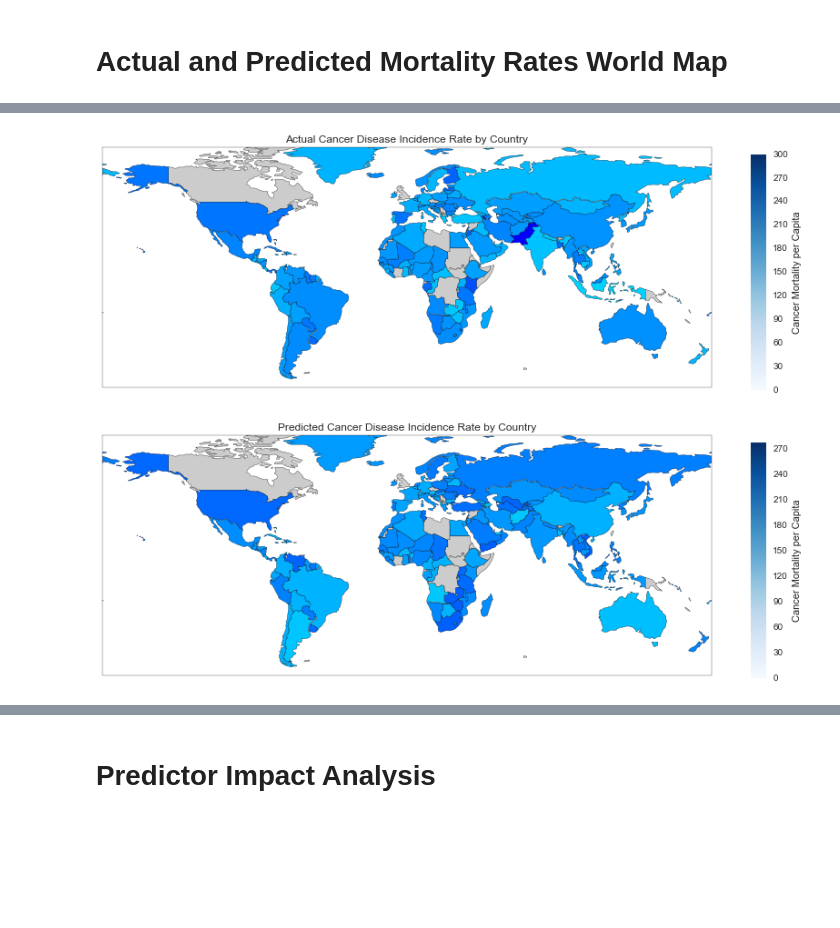
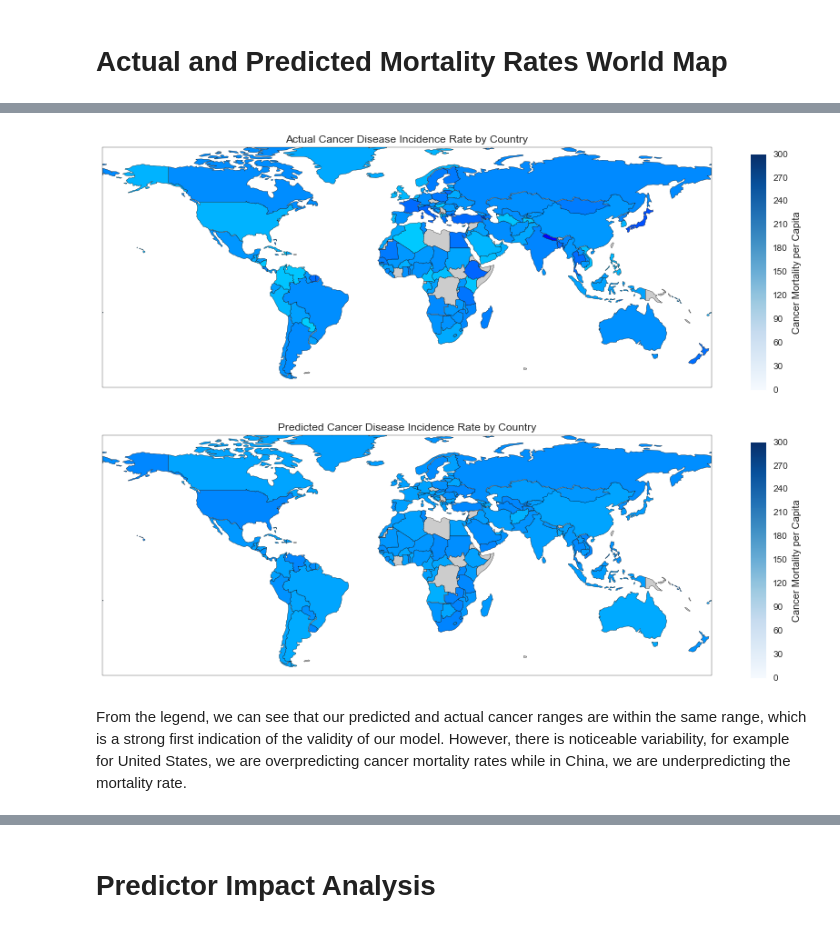
Before and after one commit to angierao/cs109a-project, a Jupyter notebook: dataanalysis.ipynb, the cells around one changed output, grey strips where cells are left out. Saved outputs shown, nothing was run; the diff lists cells and outputs as text; code cells hidden in the pictures; blank space fills up the shorter version.

```diff
--- a/dataanalysis.ipynb
+++ b/dataanalysis.ipynb
@@ -71,15 +102,10 @@ cancer= pd.read_csv('datasets/Cancer.csv', names = column_headers)
 # %%
-# separate out 2000 and 2010 values
-cardio_2012 = cardio[(cardio["Year"] == "2012")]
-cardio_2000 = cardio[(cardio["Year"] == "2000")]
-diabetes_2012 = diabetes[(diabetes['Year'] == '2012')]
-diabetes_2000 = diabetes[(diabetes['Year'] == '2000')]
-cancer_2012 = cancer[(cancer['Year'] == ' 2012')]
-cancer_2000 = cancer[(cancer['Year'] == ' 2000')]
+# separate out 2012 and 2000 data
+cardio_2012 = cardio_actual[(cardio_actual["Year"] == "2012")]
+cardio_2000 = cardio_actual[(cardio_actual["Year"] == "2000")]
+diabetes_2012 = diabetes_actual[(diabetes_actual['Year'] == '2012')]
+diabetes_2000 = diabetes_actual[(diabetes_actual['Year'] == '2000')]
+cancer_2012 = cancer_actual[(cancer_actual['Year'] == ' 2012')]
+cancer_2000 = cancer_actual[(cancer_actual['Year'] == ' 2000')]
 # %% [markdown]
 # Actual and Predicted Mortality Rates World Map
-# %%
-country_names = pd.read_csv('datasets/country_names.csv')
-cancer = pd.read_csv('datasets/cancer.csv')
-diabetes = pd.read_csv('datasets/diabetes.csv')
-cardio = pd.read_csv('datasets/cardio.csv')
@@ -96,5 +114,5 @@ print len(cardio)
 # %%
-full_dataset = np.column_stack((country_names, cancer, diabetes, cardio))
+full_dataset = np.column_stack([country_names, cancer, diabetes, cardio])
 full_dataset = np.sort(full_dataset, axis=0, kind='quicksort', order=None)
 country_names = full_dataset[:,0]
 # %%
@@ -171,5 +191,5 @@ codes = [countries.get(country, country) for country in country_names]
 # %%
-def world_map(disease, dataset, number):
+def world_map(disease, dataset, number, max_value):
     # score disease data as floats
     disease_rates = dataset[:,number]
     float_disease_array = []
@@ -181,7 +201,7 @@ def world_map(disease, dataset, number):
             float_disease_array.append(float(value))
 
     # find maximum value for normalization
-    max_value = np.max(float_disease_array) + 1
+#     max_value = np.max(float_disease_array) + 1
 
     # plot cartopy world map projection
     # ax = plt.axes(projection=ccrs.PlateCarree())
@@ -287,9 +308,11 @@ def world_map_actual(disease_rates, disease, dataset):
 # %%
-world_map_actual(cancer_rates, "Cancer", cancer_full)
-world_map("Cancer", full_dataset, 1)
+max_value = world_map_actual(cancer_rates, "Cancer", cancer_full)
+world_map("Cancer", full_dataset, 1, max_value)
 # %% [output]
-[figure, old version]
+[figure, new version]
-[figure, old version]
+[figure, new version]
+# %% [markdown]
+From the legend, we can see that our predicted and actual cancer ranges are within the same range, which is a strong first indication of the validity of our model. However, there is noticeable variability, for example for United States, we are overpredicting cancer mortality rates while in China, we are underpredicting the mortality rate.
 # %%
 diabetes_2000[["Country", "Mortality"]]
 diabetes_rates = diabetes_2000["Mortality"].as_matrix()
```
Also changed, not shown: parts of 32 cells of this notebook.
